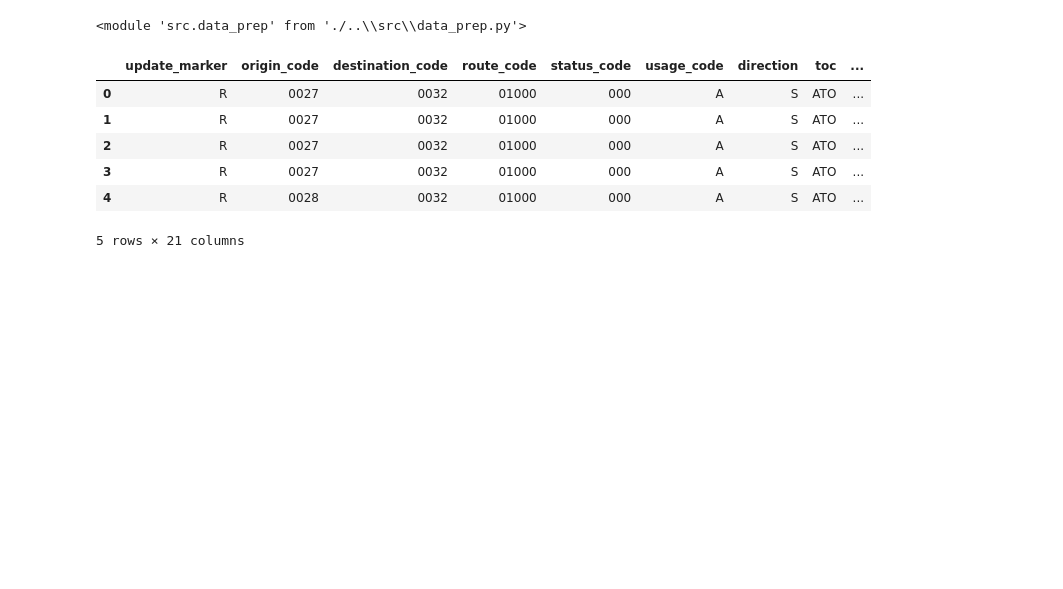
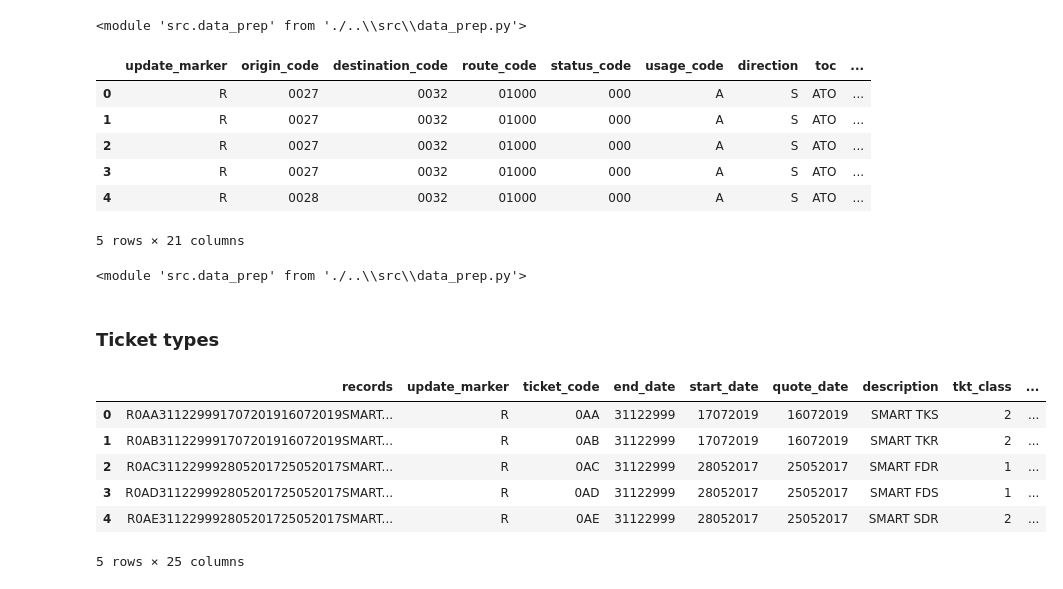
Before and after one commit to gratipine/training_data, a Jupyter notebook: notebooks/0.2_fares.ipynb, the cells around one changed output. Saved outputs shown, nothing was run; the diff lists cells and outputs as text; code cells hidden in the pictures; blank space fills up the shorter version.

```diff
--- a/notebooks/0.2_fares.ipynb
+++ b/notebooks/0.2_fares.ipynb
@@ -79,3 +78,9 @@ routes_fares_descriptions.head()
 5 rows × 21 columns
 # %%
 routes_fares_descriptions.to_csv("../data/prepped_data.csv")
+# %%
+reload(data_prep)
+# %% [output]
+<module 'src.data_prep' from './..\\src\\data_prep.py'>
+# %% [markdown]
+### Ticket types
@@ -81,0 +89,10 @@ routes_fares_descriptions.to_csv("../data/prepped_data.csv")
+# %%
+ticket_types.head()
+# %% [output]
+|  | records | update_marker | ticket_code | end_date | start_date | quote_date | description | tkt_class | ... |
+| 0 | R0AA311229991707201916072019SMART... | R | 0AA | 31122999 | 17072019 | 16072019 | SMART TKS | 2 | ... |
+| 1 | R0AB311229991707201916072019SMART... | R | 0AB | 31122999 | 17072019 | 16072019 | SMART TKR | 2 | ... |
+| 2 | R0AC311229992805201725052017SMART... | R | 0AC | 31122999 | 28052017 | 25052017 | SMART FDR | 1 | ... |
+| 3 | R0AD311229992805201725052017SMART... | R | 0AD | 31122999 | 28052017 | 25052017 | SMART FDS | 1 | ... |
+| 4 | R0AE311229992805201725052017SMART... | R | 0AE | 31122999 | 28052017 | 25052017 | SMART SDR | 2 | ... |
+5 rows × 25 columns
```
Also changed, not shown: parts of 9 cells of this notebook, 2 other files.
